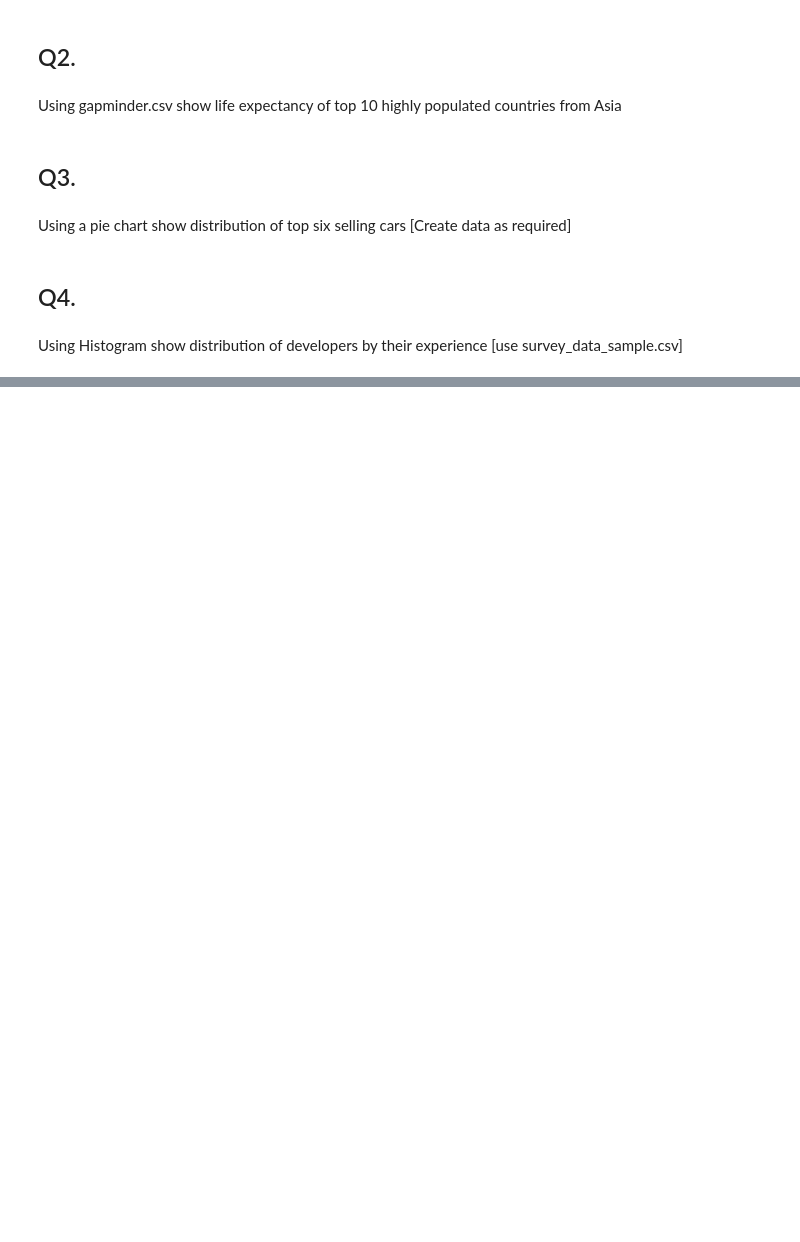
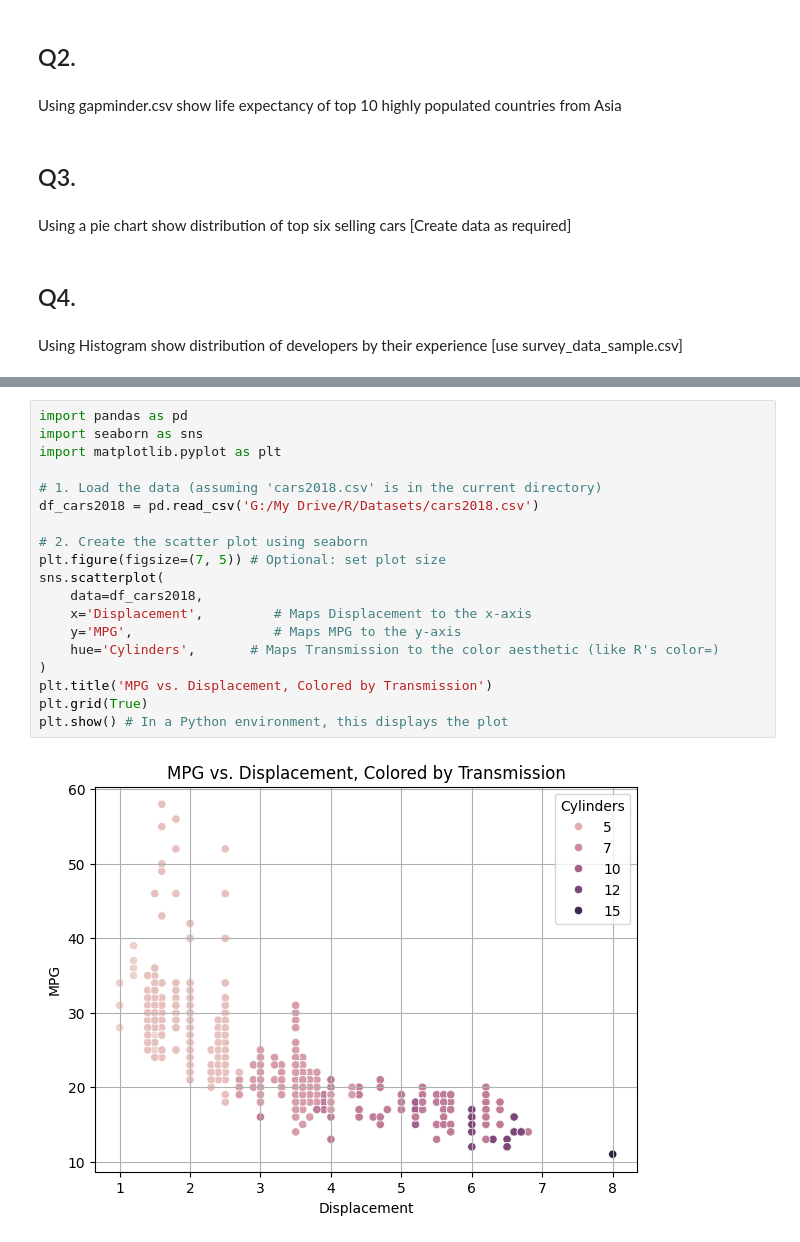
Before and after one commit to sumitnagpure/Python, a Jupyter notebook: Assignment/assignment8-matplotlib/main.ipynb, the cells around one changed output, grey strips where cells are left out. Cells and saved outputs as stored; diff of their text form; blank space fills up the shorter version.

```diff
--- a/Assignment/assignment8-matplotlib/main.ipynb
+++ b/Assignment/assignment8-matplotlib/main.ipynb
@@ -33,0 +101,21 @@ Using Histogram show distribution of developers by their experience [use survey_
+# %%
+import pandas as pd
+import seaborn as sns
+import matplotlib.pyplot as plt
+
+# 1. Load the data (assuming 'cars2018.csv' is in the current directory)
+df_cars2018 = pd.read_csv('G:/My Drive/R/Datasets/cars2018.csv')
+
+# 2. Create the scatter plot using seaborn
+plt.figure(figsize=(7, 5)) # Optional: set plot size
+sns.scatterplot(
+    data=df_cars2018,
+    x='Displacement',         # Maps Displacement to the x-axis
+    y='MPG',                  # Maps MPG to the y-axis
+    hue='Cylinders',       # Maps Transmission to the color aesthetic (like R's color=)
+)
+plt.title('MPG vs. Displacement, Colored by Transmission')
+plt.grid(True)
+plt.show() # In a Python environment, this displays the plot
+# %% [output]
+[figure, added]
```
Also changed, not shown: parts of 6 cells of this notebook, 14 other files.
